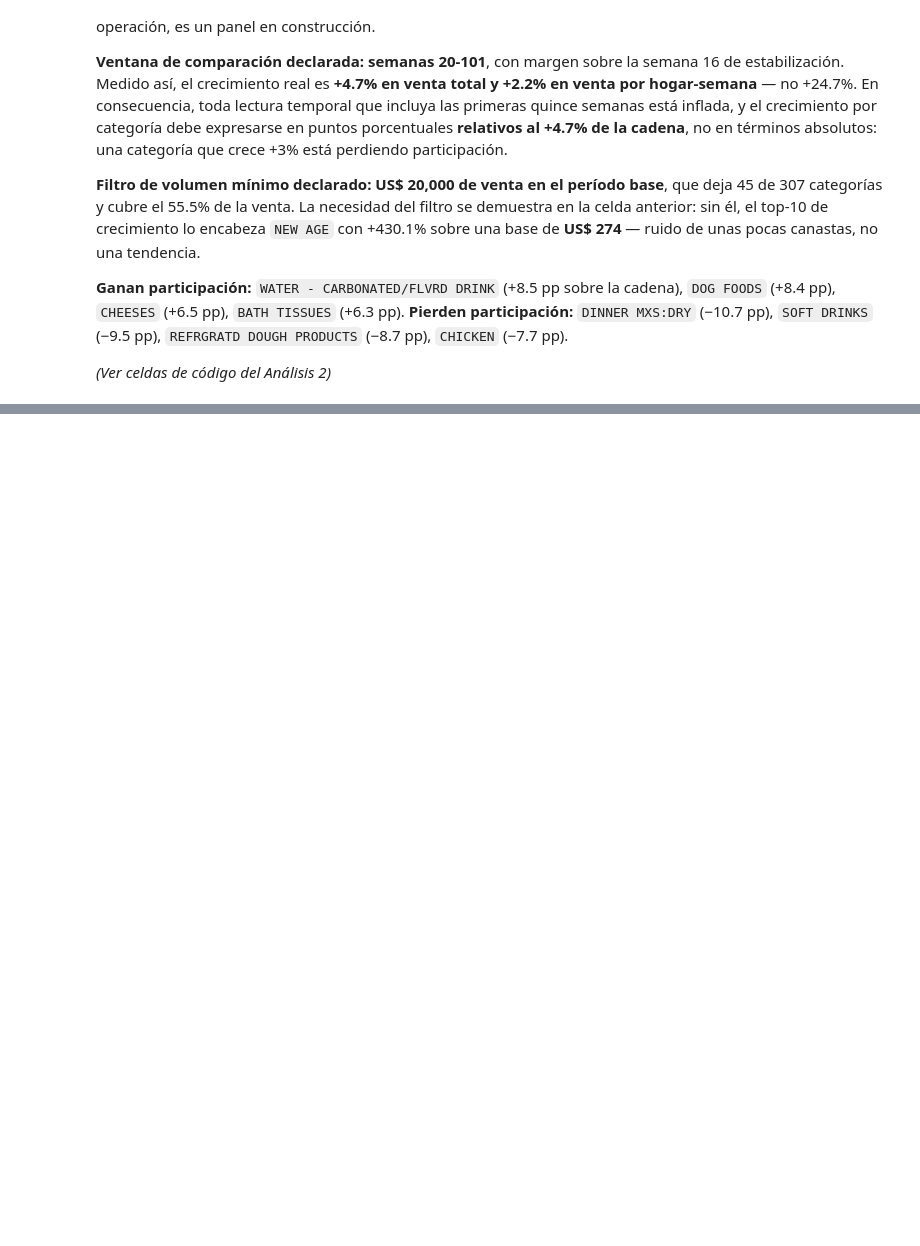
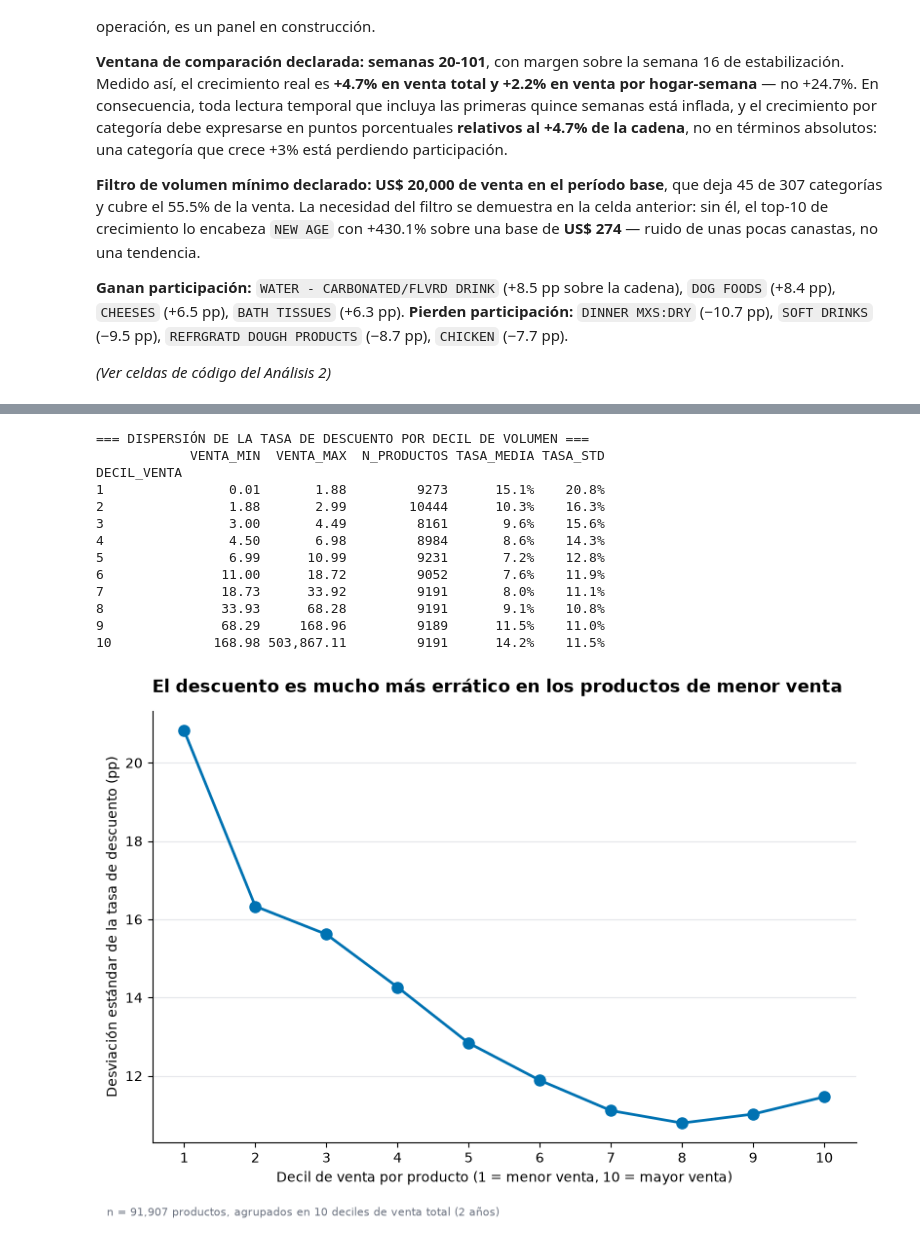
Before and after one commit to xNoksS/proyecto1_BI, a Jupyter notebook: proyecto1_sanchez_mejia.ipynb, the cells around one changed output, grey strips where cells are left out. Saved outputs shown, nothing was run; the diff lists cells and outputs as text; code cells hidden in the pictures; blank space fills up the shorter version.

```diff
--- a/proyecto1_sanchez_mejia.ipynb
+++ b/proyecto1_sanchez_mejia.ipynb
@@ -1679,0 +1623,78 @@ sobre una base de **US\$ 274** — ruido de unas pocas canastas, no una tendenci
+# %%
+# =========================================================
+# Gráfico Análisis 3 · Dispersión del descuento por decil de volumen
+# =========================================================
+
+# pd.qcut divide en grupos con IGUAL CANTIDAD de productos (deciles reales),
+# a diferencia de pd.cut que divide el RANGO de valores en partes iguales
+# (lo cual, con una distribución tan sesgada como esta, dejaría casi todos
+# los productos en un solo bin).
+scatter_data["DECIL_VENTA"] = pd.qcut(
+    scatter_data["SALES_VALUE"], q=10, labels=False, duplicates="drop"
+) + 1  # +1 para que los deciles vayan de 1 a 10, no de 0 a 9
+
+resumen_decil = scatter_data.groupby("DECIL_VENTA").agg(
+    VENTA_MIN=("SALES_VALUE", "min"),
+    VENTA_MAX=("SALES_VALUE", "max"),
+    N_PRODUCTOS=("SALES_VALUE", "size"),
+    TASA_MEDIA=("TASA_DESC", "mean"),
+    TASA_STD=("TASA_DESC", "std"),
+)
+
+print("=== DISPERSIÓN DE LA TASA DE DESCUENTO POR DECIL DE VOLUMEN ===")
+print(resumen_decil.to_string(
+    formatters={
+        "VENTA_MIN": "{:,.2f}".format,
+        "VENTA_MAX": "{:,.2f}".format,
+        "TASA_MEDIA": "{:.1%}".format,
+        "TASA_STD": "{:.1%}".format,
+    }
+))
+
+# ---------- Gráfico ----------
+fig, ax = plt.subplots(figsize=(8, 5.5))
+
+ax.plot(
+    resumen_decil.index, resumen_decil["TASA_STD"] * 100,
+    marker="o", ms=8, color="#0072B2", lw=2, zorder=3,
+)
+
+ax.set_xlabel("Decil de venta por producto (1 = menor venta, 10 = mayor venta)")
+ax.set_ylabel("Desviación estándar de la tasa de descuento (pp)")
+ax.set_xticks(range(1, 11))
+ax.set_title(
+    "El descuento es mucho más errático en los productos de menor venta",
+    fontsize=13, pad=14, loc="left", fontweight="bold",
+)
+
+for lado in ["top", "right"]:
+    ax.spines[lado].set_visible(False)
+ax.grid(axis="y", color="#e5e7eb", lw=0.8)
+ax.set_axisbelow(True)
+
+fig.text(
+    0.02, -0.03,
+    f"n = {len(scatter_data):,} productos, agrupados en 10 deciles de venta total (2 años)",
+    fontsize=8, color="#6b7280",
+)
+
+plt.tight_layout()
+
+os.makedirs("figuras", exist_ok=True)
+fig.savefig("figuras/g3_dispersion_por_decil.png", dpi=200, bbox_inches="tight")
+plt.show()
+# %% [output]
+=== DISPERSIÓN DE LA TASA DE DESCUENTO POR DECIL DE VOLUMEN ===
+            VENTA_MIN  VENTA_MAX  N_PRODUCTOS TASA_MEDIA TASA_STD
+DECIL_VENTA
+1                0.01       1.88         9273      15.1%    20.8%
+2                1.88       2.99        10444      10.3%    16.3%
+3                3.00       4.49         8161       9.6%    15.6%
+4                4.50       6.98         8984       8.6%    14.3%
+5                6.99      10.99         9231       7.2%    12.8%
+6               11.00      18.72         9052       7.6%    11.9%
+7               18.73      33.92         9191       8.0%    11.1%
+8               33.93      68.28         9191       9.1%    10.8%
+9               68.29     168.96         9189      11.5%    11.0%
+10             168.98 503,867.11         9191      14.2%    11.5%
+[figure, added]
```
Also changed, not shown: parts of 25 cells of this notebook, 6 other files.
